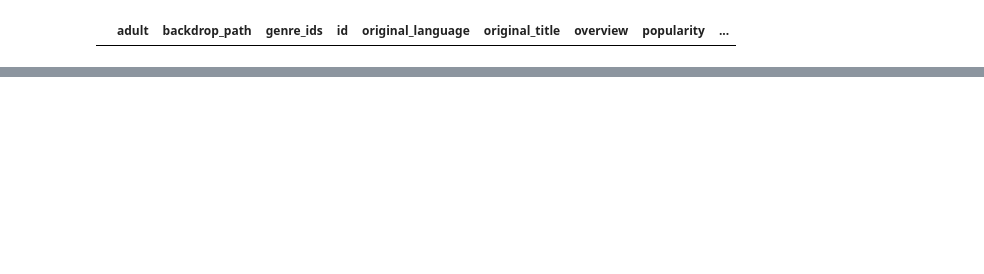
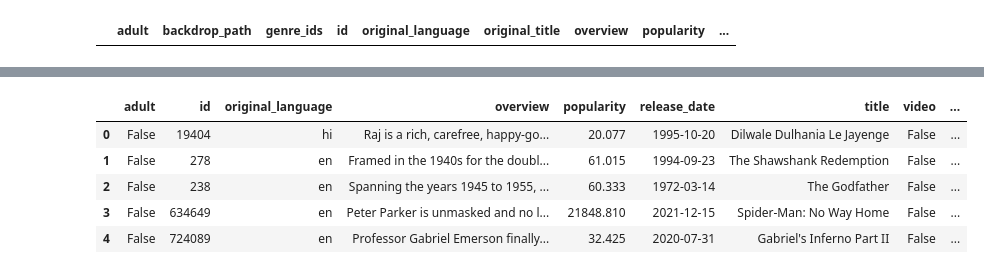
Before and after one commit to divyakumar95/ProgrammingDA_CA, a Jupyter notebook: Prog_Da_CA02.ipynb, the cells around one changed output, grey strips where cells are left out. Saved outputs shown, nothing was run; the diff lists cells and outputs as text; code cells hidden in the pictures; blank space fills up the shorter version.

```diff
--- a/Prog_Da_CA02.ipynb
+++ b/Prog_Da_CA02.ipynb
@@ -43,8 +54,12 @@ data
 # %%
-for i in range(len(a)):
-  for j in range(len(a[i]['results'])):
-    hel = a[i]['results'][j]
-    data = data.append(hel, ignore_index=True)
+def inserting_data(a,pd_data):
+  for i in range(len(a)):
+    for j in range(len(a[i]['results'])):
+      hel = a[i]['results'][j]
+      pd_data = pd_data.append(hel, ignore_index=True)
+  return pd_data
+
+data = inserting_data(resp,emptyDf)
 data.info()
 # %% [output]
 <class 'pandas.core.frame.DataFrame'>
@@ -66,0 +110,2 @@ memory usage: 43.9+ KB
+# %%
+genre_df = pd.DataFrame(data['genre_ids'].to_list(),columns=['genre1','genre2','genre3','genre4','genre5','genre6'])
@@ -66,0 +124,10 @@ memory usage: 43.9+ KB
+# %%
+data = data.drop(['backdrop_path','genre_ids','poster_path','original_title'],axis=1)
+data.head()
+# %% [output]
+|  | adult | id | original_language | overview | popularity | release_date | title | video | ... |
+| 0 | False | 19404 | hi | Raj is a rich, carefree, happy-go... | 20.077 | 1995-10-20 | Dilwale Dulhania Le Jayenge | False | ... |
+| 1 | False | 278 | en | Framed in the 1940s for the doubl... | 61.015 | 1994-09-23 | The Shawshank Redemption | False | ... |
+| 2 | False | 238 | en | Spanning the years 1945 to 1955, ... | 60.333 | 1972-03-14 | The Godfather | False | ... |
+| 3 | False | 634649 | en | Peter Parker is unmasked and no l... | 21848.810 | 2021-12-15 | Spider-Man: No Way Home | False | ... |
+| 4 | False | 724089 | en | Professor Gabriel Emerson finally... | 32.425 | 2020-07-31 | Gabriel's Inferno Part II | False | ... |
```
Also changed, not shown: parts of 27 cells of this notebook.
